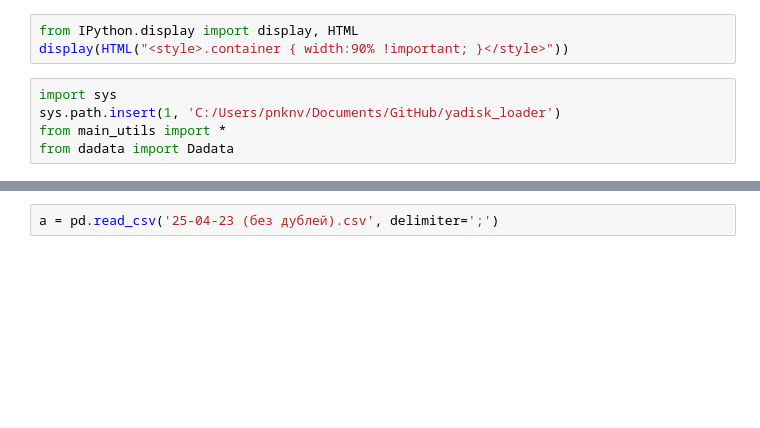
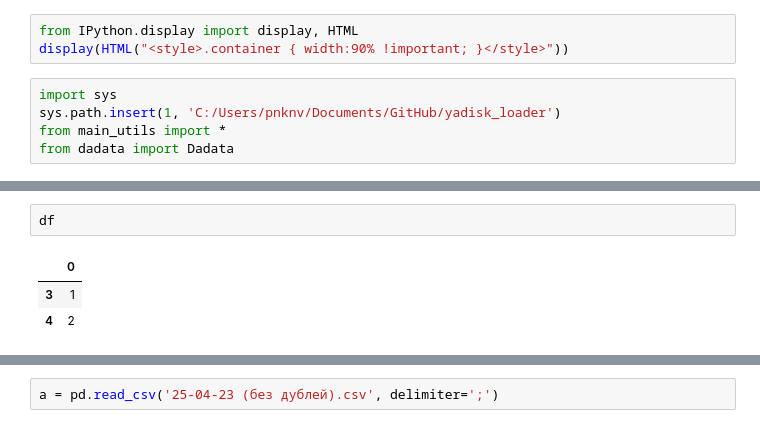
Before and after one commit to Nedvizhka/yadisk_loader, a Jupyter notebook: dev_check_jupyter/dev_parse_w_dadata.ipynb, the cells around one changed output, grey strips where cells are left out. Saved outputs shown, nothing was run; the diff lists cells and outputs as text; blank space fills up the shorter version.

```diff
--- a/dev_check_jupyter/dev_parse_w_dadata.ipynb
+++ b/dev_check_jupyter/dev_parse_w_dadata.ipynb
@@ -8,0 +27,6 @@ from dadata import Dadata
+# %%
+df
+# %% [output]
+|  | 0 |
+| 3 | 1 |
+| 4 | 2 |
```
Also changed, not shown: parts of 8 cells of this notebook, 11 other files.
